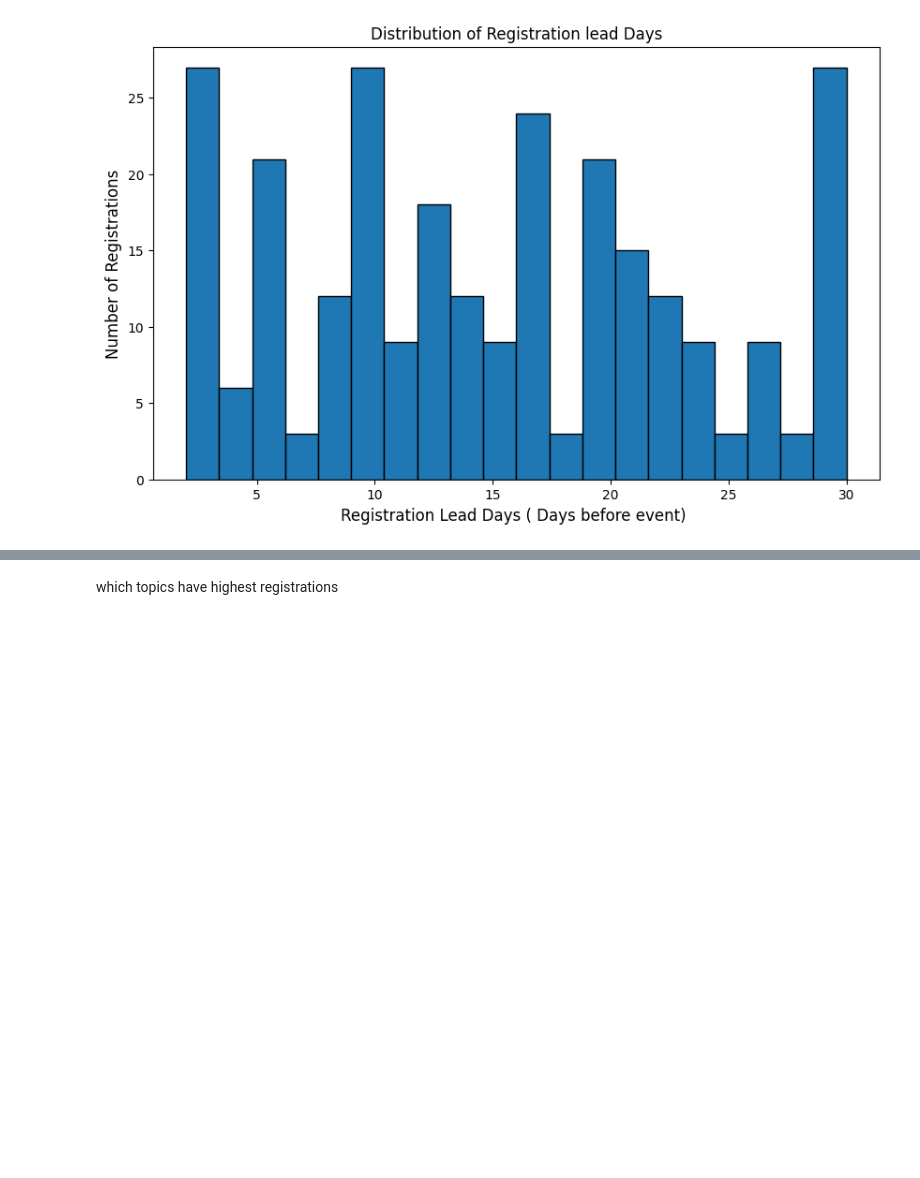
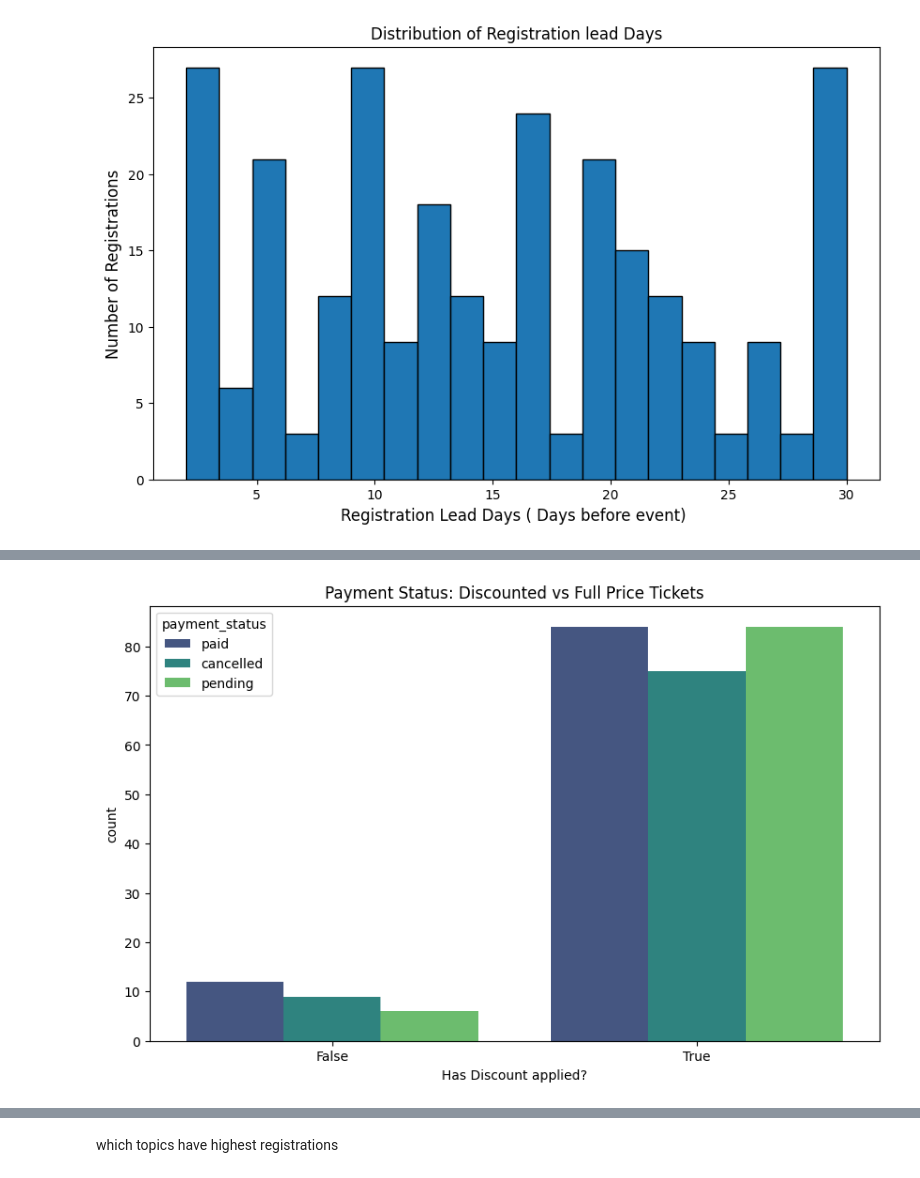
Before and after one commit to CT-Vishwas/events_analytics, a Jupyter notebook: notebooks/events_eda.ipynb, the cells around one changed output, grey strips where cells are left out. Cells and saved outputs as stored; diff of their text form; code cells hidden in the pictures; blank space fills up the shorter version.

```diff
--- a/notebooks/events_eda.ipynb
+++ b/notebooks/events_eda.ipynb
@@ -102,2 +114,18 @@ Text(0, 0.5, 'Number of Registrations')
+# %%
+import pandas as pd
+import matplotlib.pyplot as plt
+import seaborn as sns
+from datetime import datetime
+
+df['has_discount'] = df['effective_price'] < df['base_price']
+
+# Visualization for promptness (Paid vs Pending/Cancelled)
+plt.figure(figsize=(10, 6))
+sns.countplot(data=df, x='has_discount', hue='payment_status', palette='viridis')
+plt.title('Payment Status: Discounted vs Full Price Tickets')
+plt.xlabel('Has Discount applied?')
+plt.savefig('discount_payment_comparison.png')
+# %% [output]
+[figure, added]
 # %%
 plt.figure(figsize=(10,6))
```
Also changed, not shown: parts of 11 cells of this notebook, 2 other files.
